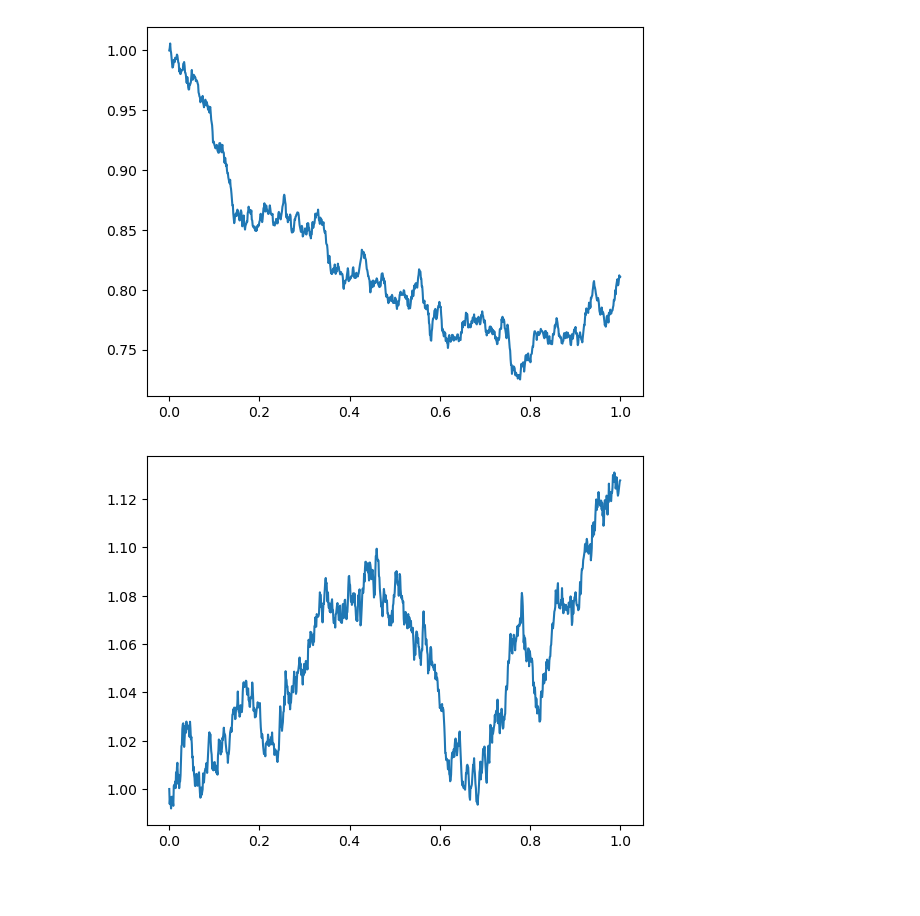
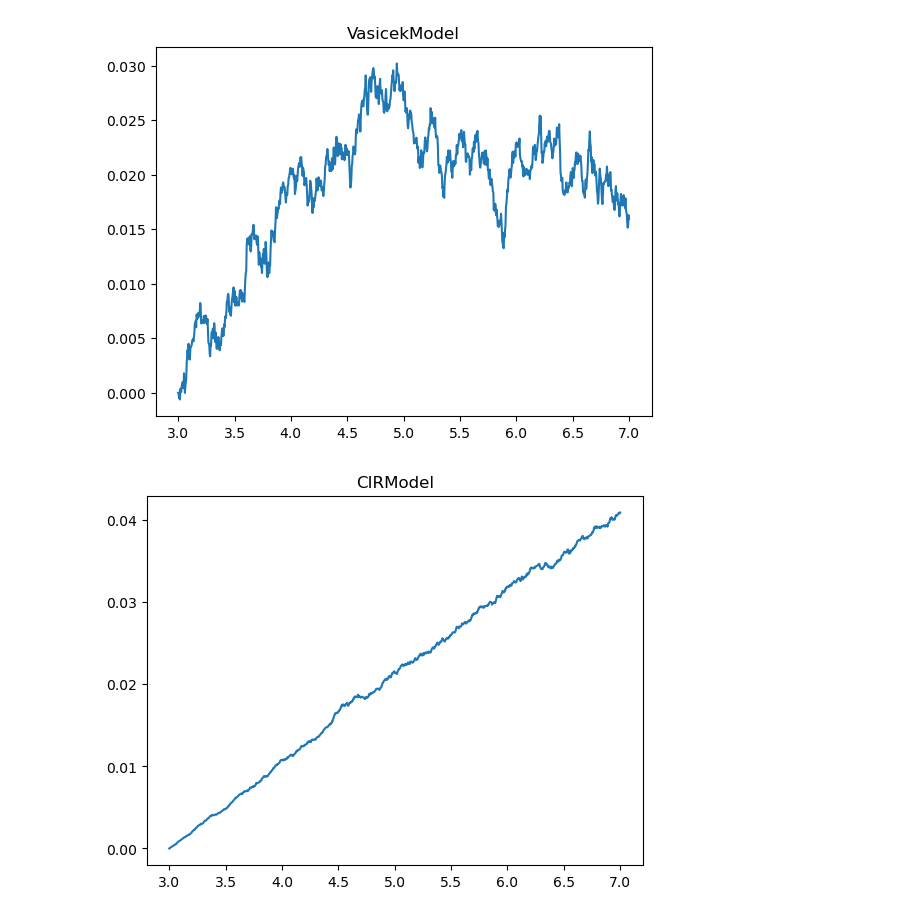
Before and after one commit to 5arcoramphu5/interest_rates, a Jupyter notebook: notebook.ipynb, the cells around one changed output. Drawn from its saved outputs; the diff is of its cells as text; code cells hidden in the pictures; blank space fills up the shorter version.

```diff
--- a/notebook.ipynb
+++ b/notebook.ipynb
@@ -11,14 +10,15 @@ def show_method_result(method, sde: SDE, x0: float, t0: float, tn: float, N: int
-# %%
-x0 = 1.0
-t0 = 0.0
-T = 1.0
-N = 1000
-
-vasicek = VasicekModel(0.1, 0.1, 0.1)
-show_method_result(milstein, vasicek.getSDE(), x0, t0, T, N)
-
-cir = CIRModel(0.1, 0.1, 0.1)
-show_method_result(milstein, cir.getSDE(), x0, t0, T, N)
-# %% [output]
-[figure, removed]
-[figure, removed]
+# %%
+x0 = 0.000001
+t0 = 3
+T = 7
+N = 1000
+
+models = [ VasicekModel(0.01, 0.01, 0.01), CIRModel(0.01, 0.01, 0.01), RBModel(0.01, 0.01)]
+
+for model in models:
+    show_method_result(milstein, model.getSDE(), x0, t0, T, N)
+    plt.title(type(model).__name__)
+    plt.show()
+# %% [output]
+[figure, added]
+[figure, added]
```
Also changed, not shown: parts of 3 cells of this notebook, 2 other files.
